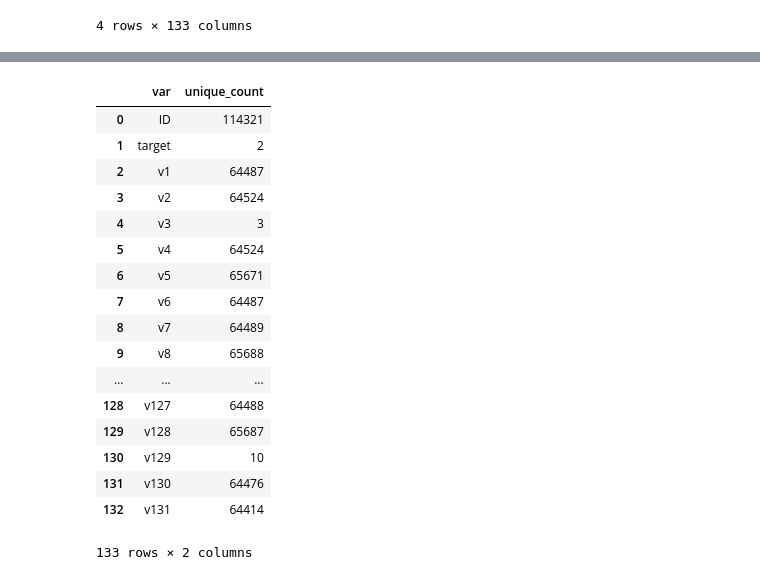
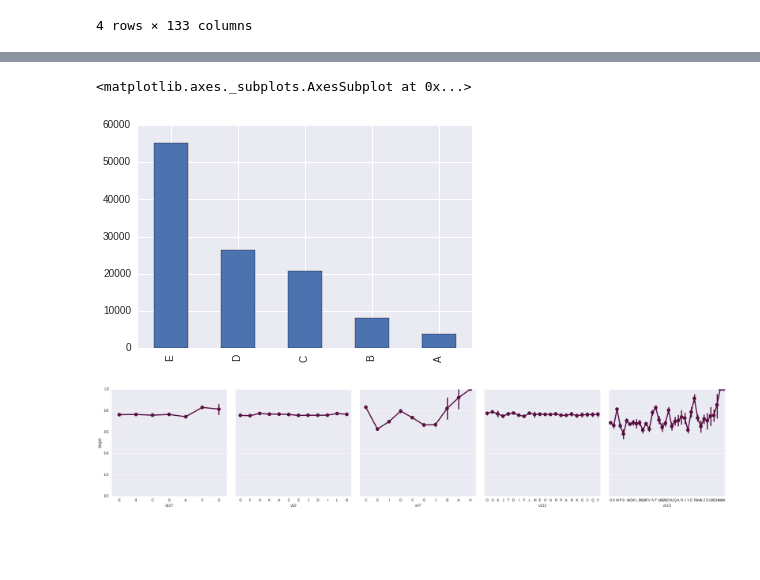
Before and after one commit to MitinRoman/BNP_PARIBAS, a Jupyter notebook: MAIN.ipynb, the cells around one changed output, grey strips where cells are left out. Cells and saved outputs as stored; diff of their text form; code cells hidden in the pictures; blank space fills up the shorter version.

```diff
--- a/MAIN.ipynb
+++ b/MAIN.ipynb
@@ -37,24 +53,17 @@ uniquecount = pd.DataFrame(data=list(zip(train_file.columns.values,uniquecount))
 
 
 #uniquecount=pd.DataFrame(data=list(zip(train.columns.values,uniquecount)),columns=["var","unique_count"])
-# %%
-uniquecount
-# %% [output]
-|  | var | unique_count |
-| 0 | ID | 114321 |
-| 1 | target | 2 |
-| 2 | v1 | 64487 |
-| 3 | v2 | 64524 |
-| 4 | v3 | 3 |
-| 5 | v4 | 64524 |
-| 6 | v5 | 65671 |
-| 7 | v6 | 64487 |
-| 8 | v7 | 64489 |
-| 9 | v8 | 65688 |
-| ... | ... | ... |
-| 128 | v127 | 64488 |
-| 129 | v128 | 65687 |
-| 130 | v129 | 10 |
-| 131 | v130 | 64476 |
-| 132 | v131 | 64414 |
-133 rows × 2 columns
+# %%
+train_file.v24.value_counts().plot.bar()
+# %% [output]
+<matplotlib.axes._subplots.AxesSubplot at 0x...>
+[figure, added]
+# %%
+g = sns.PairGrid(train_file, y_vars="target",
+                 x_vars=["v107","v52","v47","v112","v113"],
+                 size=5,aspect=1.0)
+g.map(sns.pointplot, color=sns.xkcd_rgb["plum"])
+g.set(ylim=(0, 1))
+sns.despine(fig=g.fig, left=True)
+# %% [output]
+[figure, added]
```
Also changed, not shown: parts of 17 cells of this notebook.
